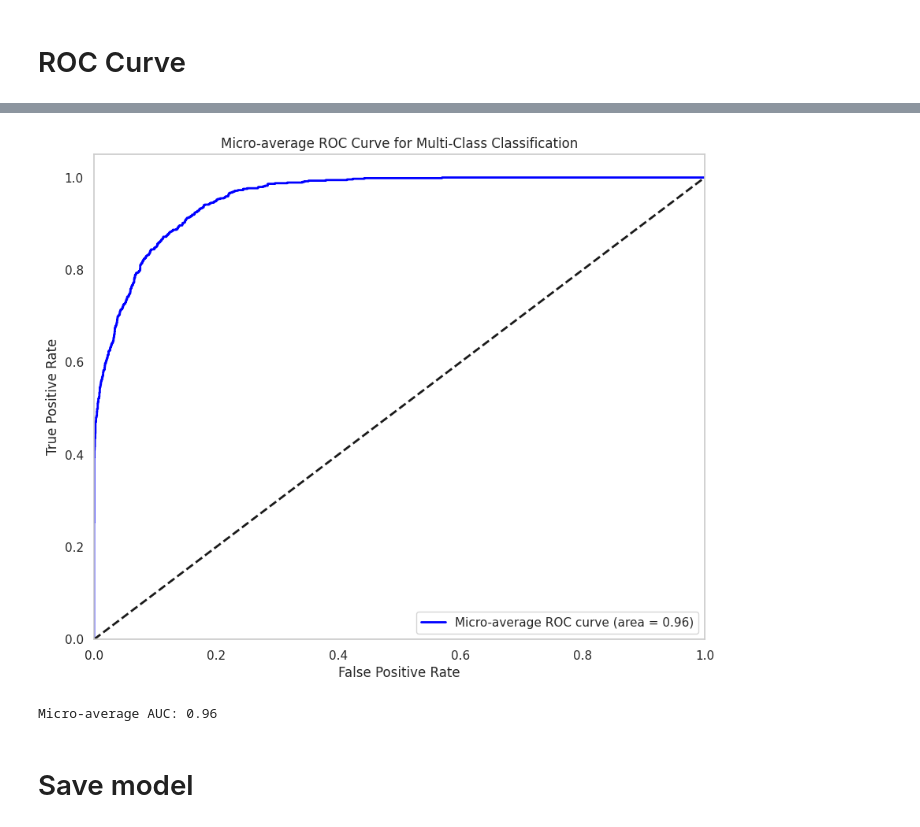
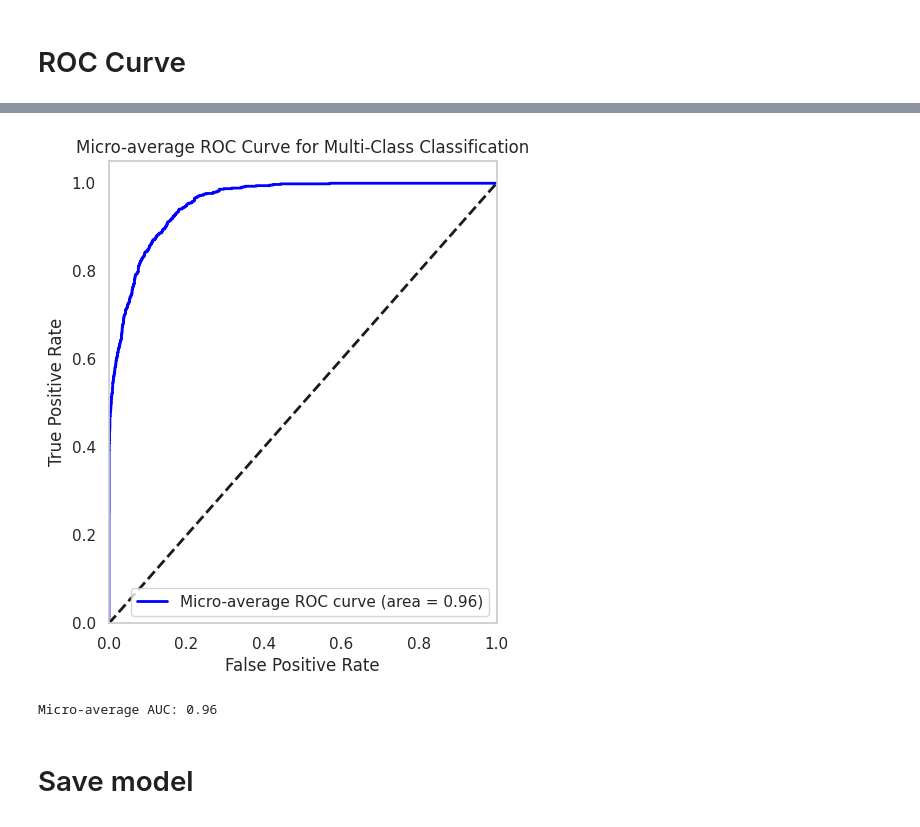
Before and after one commit to SunilkumarAdapa/Diabetic-Retinopathy, a Jupyter notebook: shap-efficient-bo-multi-class.ipynb, the cells around one changed output, grey strips where cells are left out. Cells and saved outputs as stored; diff of their text form; code cells hidden in the pictures.

```diff
--- a/shap-efficient-bo-multi-class.ipynb
+++ b/shap-efficient-bo-multi-class.ipynb
@@ -697,7 +712,7 @@ fpr, tpr, _ = roc_curve(binary_labels.ravel(), test_preds.ravel())
 roc_auc = auc(fpr, tpr)
 
 # Plot the micro-average ROC curve
-plt.figure(figsize=(10, 8))
+plt.figure(figsize=(5, 6))
 plt.plot(fpr, tpr, color='blue', lw=2, label='Micro-average ROC curve (area = {0:0.2f})'.format(roc_auc))
 plt.plot([0, 1], [0, 1], 'k--', lw=2)  # Diagonal line for a random classifier
 plt.xlim([0.0, 1.0])
@@ -732,4 +747,4 @@ print(f'Micro-average AUC: {roc_auc:.2f}')
-[figure, old version]
+[figure, new version]
 Micro-average AUC: 0.96
 # %% [markdown]
 # Save model
```
Also changed, not shown: parts of 20 cells of this notebook.
